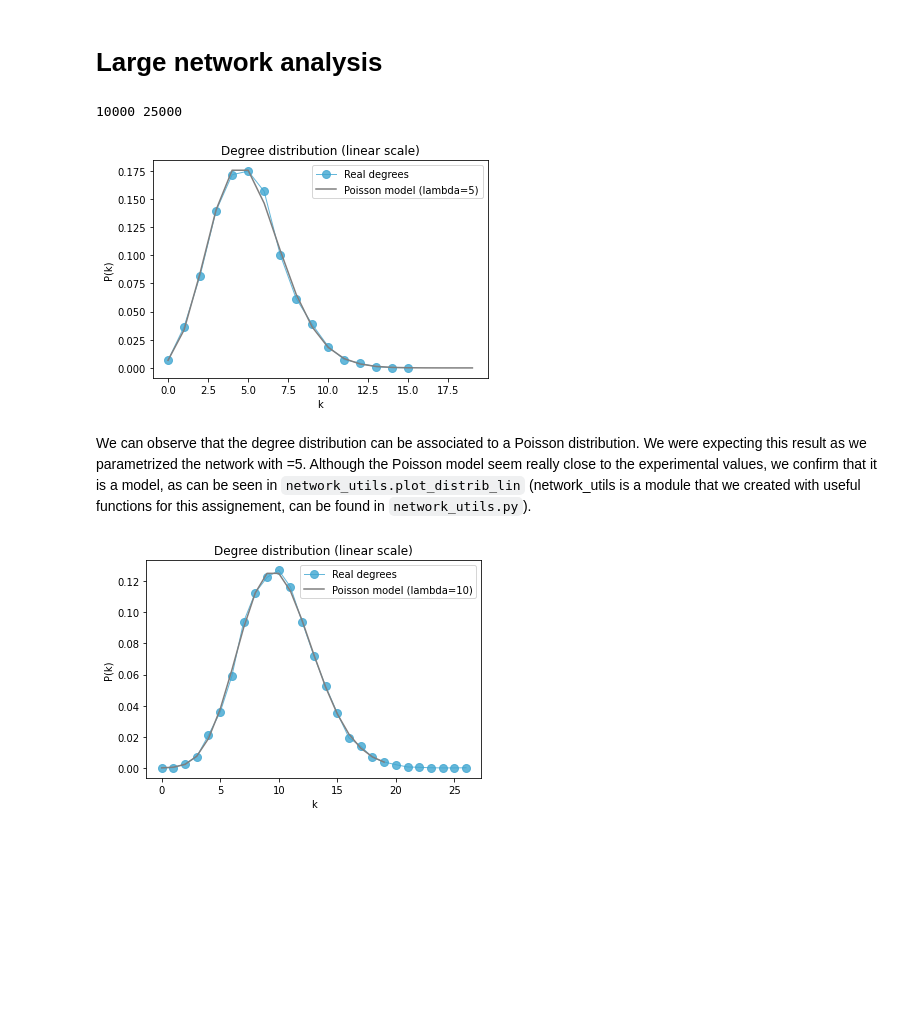
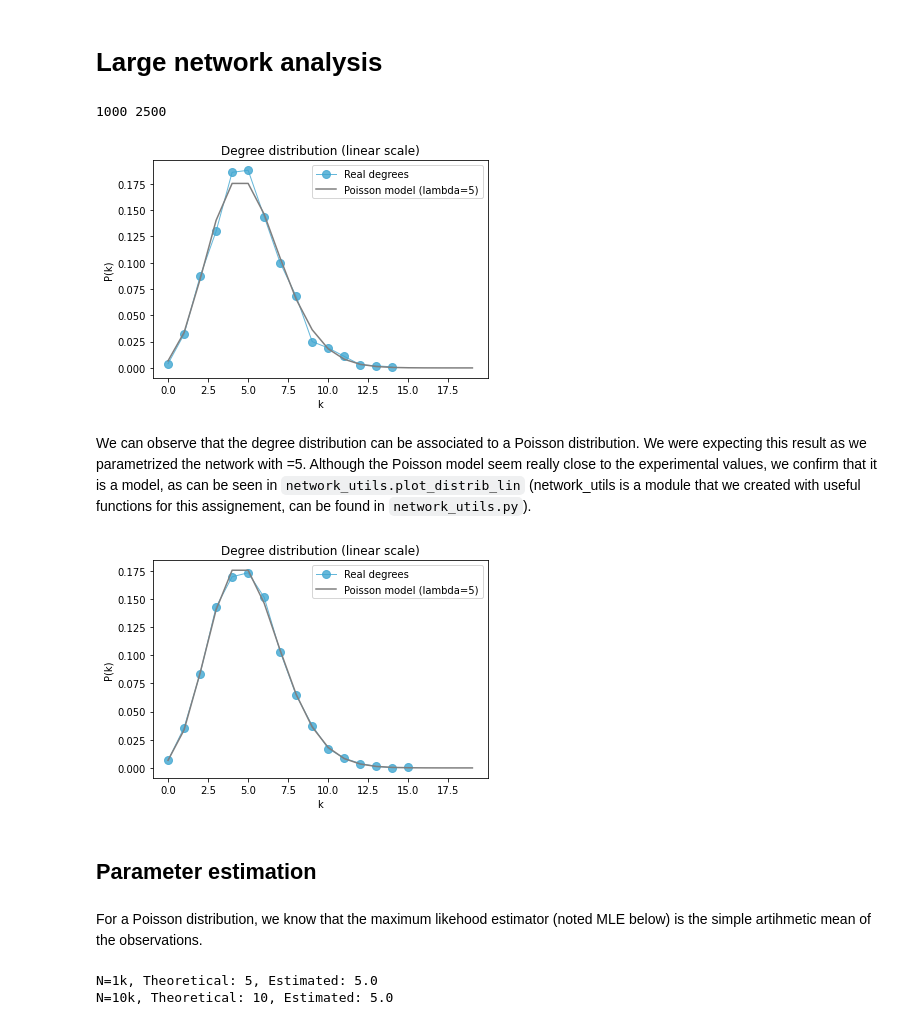
Before and after one commit to samyxdev/network-models-generators, a Jupyter notebook: ER_model.ipynb, the cells around one changed output. Cells and saved outputs as stored; diff of their text form; code cells hidden in the pictures; blank space fills up the shorter version.

Commit message:
Adding ER & WS Notebooks + Nets + Images

```diff
--- a/ER_model.ipynb
+++ b/ER_model.ipynb
@@ -92,17 +92,30 @@ Correct average degree.
 # %% [markdown]
 # Large network analysis
 # %%
-er_1k_5, er_1k_10 = ErdosRenyi(1e4, KfromMeanK(1e4, 5)), ErdosRenyi(1e4, KfromMeanK(1e4, 10))
+er_1k_5, er_10k_5 = ErdosRenyi(1e3, KfromMeanK(1e3, 5)), ErdosRenyi(1e4, KfromMeanK(1e4, 5))
 # %%
 print(er_1k_5.number_of_nodes(), er_1k_5.number_of_edges())
 plot_distrib_lin(graph=er_1k_5, fit_poisson = True, colour='#40a6d1', alpha=.8, expct_lo=0, expct_hi=20, fit_lambda=5)
 # %% [output]
-10000 25000
+1000 2500
-[figure, old version]
+[figure, new version]
 # %% [markdown]
 We can observe that the degree distribution can be associated to a Poisson distribution. We were expecting this result as we parametrized the network with <k>=5.
 Although the Poisson model seem really close to the experimental values, we confirm that it is a model, as can be seen in `network_utils.plot_distrib_lin` (network_utils is a module that we created with useful functions for this assignement, can be found in `network_utils.py`).
 # %%
-plot_distrib_lin(graph=er_1k_10, fit_poisson = True, colour='#40a6d1', alpha=.8, expct_lo=0, expct_hi=20, fit_lambda=10)
+plot_distrib_lin(graph=er_10k_5, fit_poisson = True, colour='#40a6d1', alpha=.8, expct_lo=0, expct_hi=20, fit_lambda=5)
 # %% [output]
-[figure, old version]
+[figure, new version]
+# %% [markdown]
+## Parameter estimation
+# %% [markdown]
+For a Poisson distribution, we know that the maximum likehood estimator (noted MLE below) is the simple artihmetic mean of the observations.
+# %%
+# Poisson MLE
+compute_poisson_MLE = lambda graph : np.mean([val for key,val in graph.degree()])
+
+print(f"N=1k, Theoretical: 5, Estimated: {compute_poisson_MLE(er_1k_5)}")
+print(f"N=10k, Theoretical: 10, Estimated: {compute_poisson_MLE(er_10k_5)}")
+# %% [output]
+N=1k, Theoretical: 5, Estimated: 5.0
+N=10k, Theoretical: 10, Estimated: 5.0
```
Also changed, not shown: parts of 3 cells of this notebook, 25 other files.
